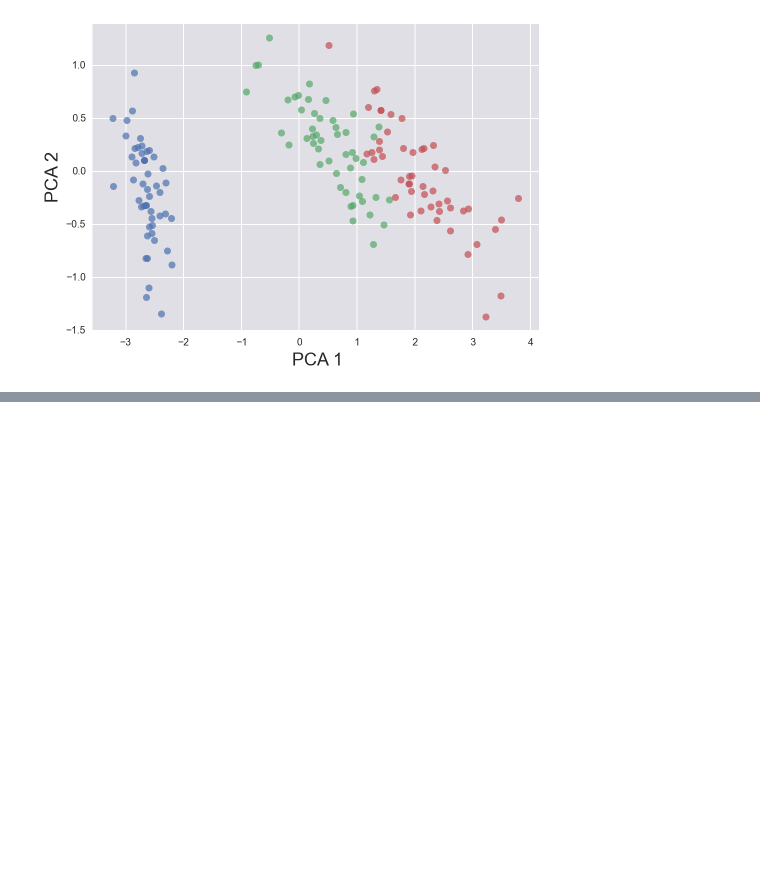
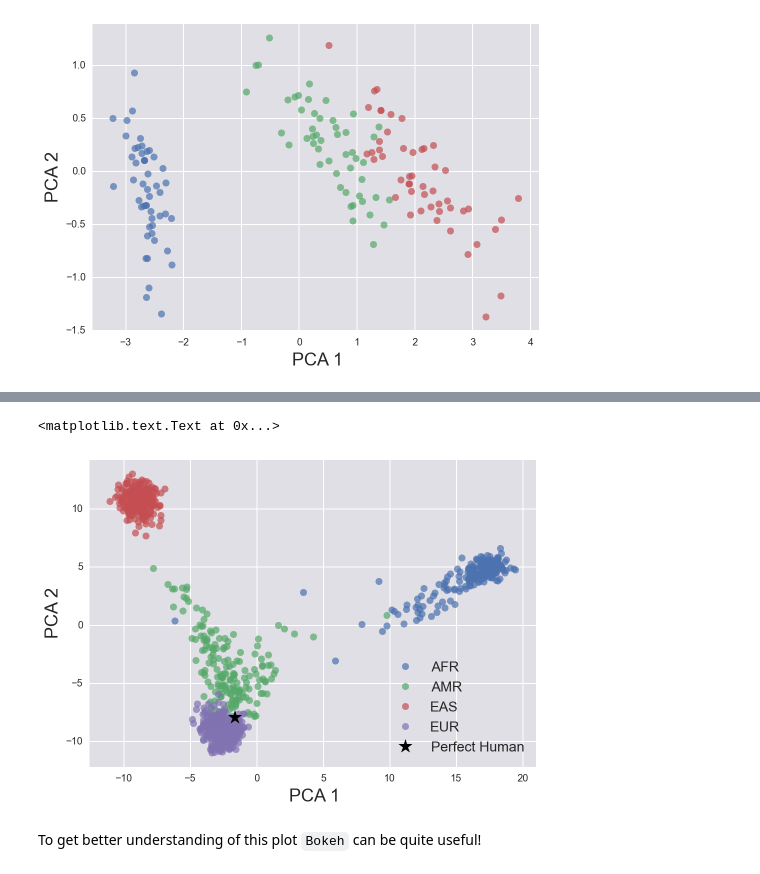
Before and after one commit to justinbois/bebi103, a Jupyter notebook: tutorials/r5_pca.ipynb, the cells around one changed output, grey strips where cells are left out. Saved outputs shown, nothing was run; the diff lists cells and outputs as text; code cells hidden in the pictures; blank space fills up the shorter version.

```diff
--- a/tutorials/r5_pca.ipynb
+++ b/tutorials/r5_pca.ipynb
@@ -310,0 +330,5 @@ plt.ylabel('PCA 2')
+# %%
+# Read the description of each individual
+df_info = pd.read_csv('../../data/pachter/integrated_call_samples_v3.20130502.ALL.panel',
+                     delimiter='\t', index_col=0)
+df_info.head()
@@ -310,0 +343,7 @@ plt.ylabel('PCA 2')
+# %%
+# Add to the SNP dataframe the information about gender and super_pop
+df_snp['super_pop'] = df_info.ix[df_snp.index].super_pop
+df_snp['gender'] = df_info.ix[df_snp.index].gender
+# Change the super_pop column for the perfect human being
+df_snp['super_pop']['perfect'] = 'Perfect Human'
+df_snp[['super_pop', 'gender']].head()
@@ -310,0 +357,15 @@ plt.ylabel('PCA 2')
+# %%
+# Perform the PCA again retaining only the top 2 components
+# and transform the data
+snp_pca = sklearn.decomposition.PCA(n_components=2)
+# %%
+# Project the data into this 2D space
+df_snp_2d = snp_pca.fit_transform(df_snp.drop(['gender', 'super_pop'], axis=1))
+
+# Convert back to a nice tidy dataframe
+df_snp_2d = pd.DataFrame(df_snp_2d,
+                         columns=['PCA1', 'PCA2'], index=df_snp.index)
+# Add again the gender and super_pop columns
+df_snp_2d['gender'] = df_snp['gender']
+df_snp_2d['super_pop'] = df_snp['super_pop']
+df_snp_2d.head()
@@ -310,0 +379,20 @@ plt.ylabel('PCA 2')
+# %%
+# Plot all populations except the perfect human
+for key, group in df_snp_2d[~df_snp_2d['super_pop'].isin(['Perfect Human'])].\
+                    groupby(['super_pop']):
+    plt.plot(group.PCA1, group.PCA2, alpha=0.7,
+             label=key, marker='o', linestyle='none')
+
+# Add the perefect human being to the plot
+plt.plot(df_snp_2d.ix['perfect'].PCA1, df_snp_2d.ix['perfect'].PCA2,
+         marker='*', markersize=15, color='black', linestyle='none',
+         label=df_snp_2d.ix['perfect'].super_pop)
+plt.margins(0.05)
+plt.legend(loc=0, fontsize=14)
+plt.xlabel('PCA 1')
+plt.ylabel('PCA 2')
+# %% [output]
+<matplotlib.text.Text at 0x...>
+[figure, added]
+# %% [markdown]
+To get better understanding of this plot `Bokeh` can be quite useful!
```
Also changed, not shown: parts of 16 cells of this notebook.
